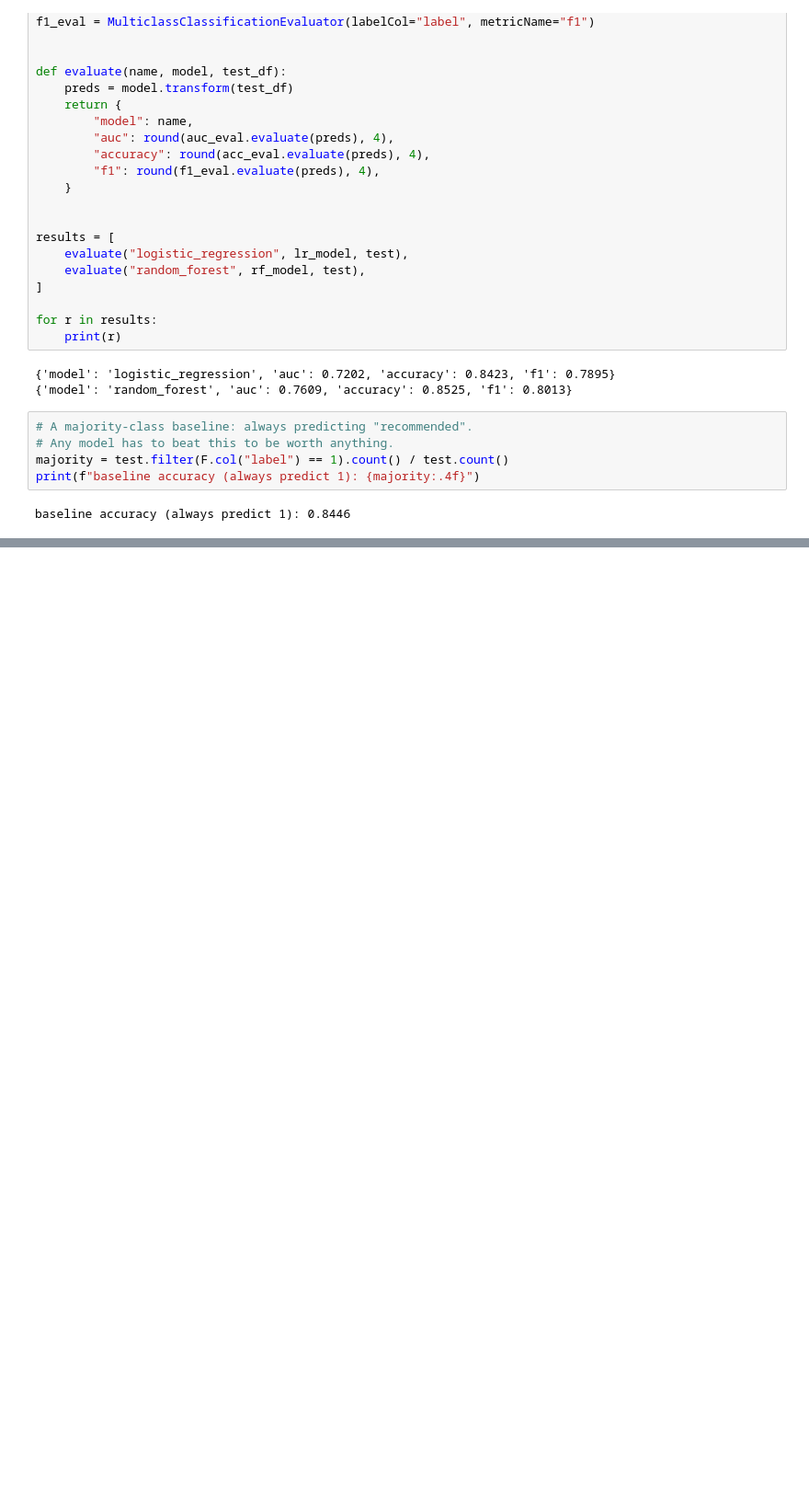
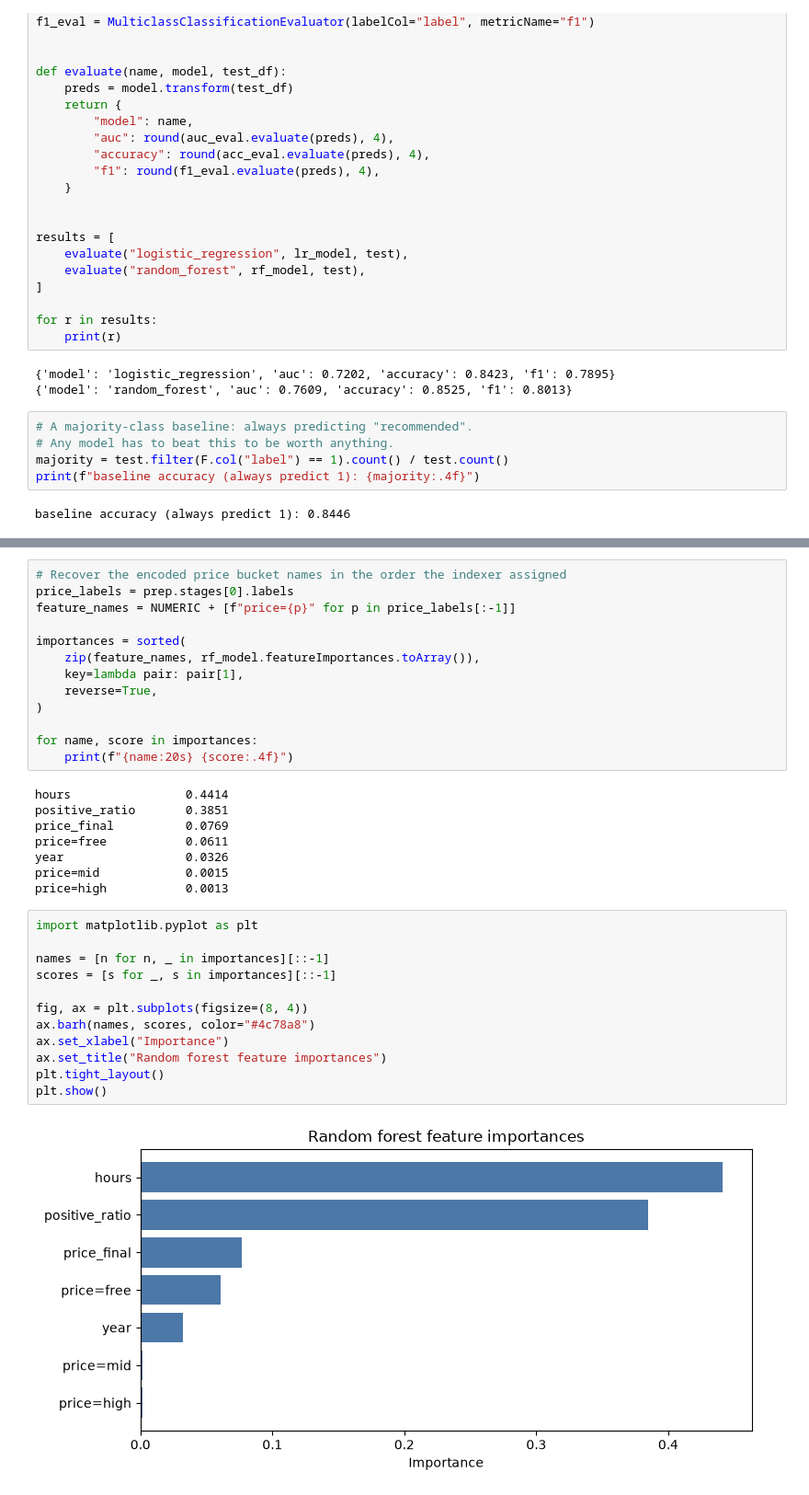
Before and after one commit to lucaIacopino/Steam-Reviews-Analysis, a Jupyter notebook: notebooks/spark_ml.ipynb, the cells around one changed output, grey strips where cells are left out. Shown at 92% size. Saved outputs shown, nothing was run; the diff lists cells and outputs as text; blank space fills up the shorter version.

Commit message:
feat(ml): add feature importances and persist model metrics

```diff
--- a/notebooks/spark_ml.ipynb
+++ b/notebooks/spark_ml.ipynb
@@ -206,0 +213,35 @@ confusion matrix — random_forest
+# %%
+# Recover the encoded price bucket names in the order the indexer assigned
+price_labels = prep.stages[0].labels
+feature_names = NUMERIC + [f"price={p}" for p in price_labels[:-1]]
+
+importances = sorted(
+    zip(feature_names, rf_model.featureImportances.toArray()),
+    key=lambda pair: pair[1],
+    reverse=True,
+)
+
+for name, score in importances:
+    print(f"{name:20s} {score:.4f}")
+# %% [output]
+hours                0.4414
+positive_ratio       0.3851
+price_final          0.0769
+price=free           0.0611
+year                 0.0326
+price=mid            0.0015
+price=high           0.0013
+# %%
+import matplotlib.pyplot as plt
+
+names = [n for n, _ in importances][::-1]
+scores = [s for _, s in importances][::-1]
+
+fig, ax = plt.subplots(figsize=(8, 4))
+ax.barh(names, scores, color="#4c78a8")
+ax.set_xlabel("Importance")
+ax.set_title("Random forest feature importances")
+plt.tight_layout()
+plt.show()
+# %% [output]
+[figure, added]
```
Also changed, not shown: parts of 9 cells of this notebook.
